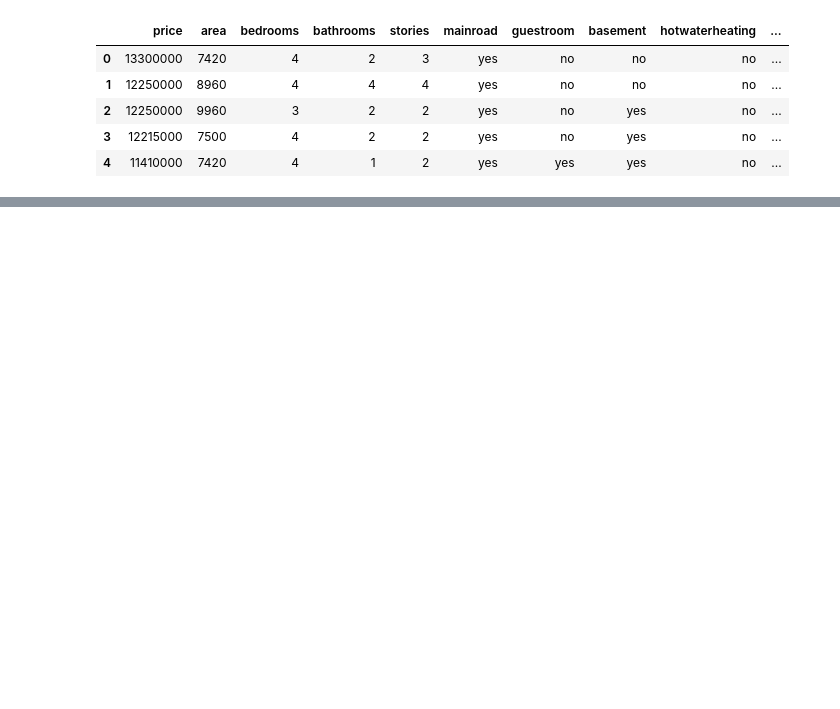
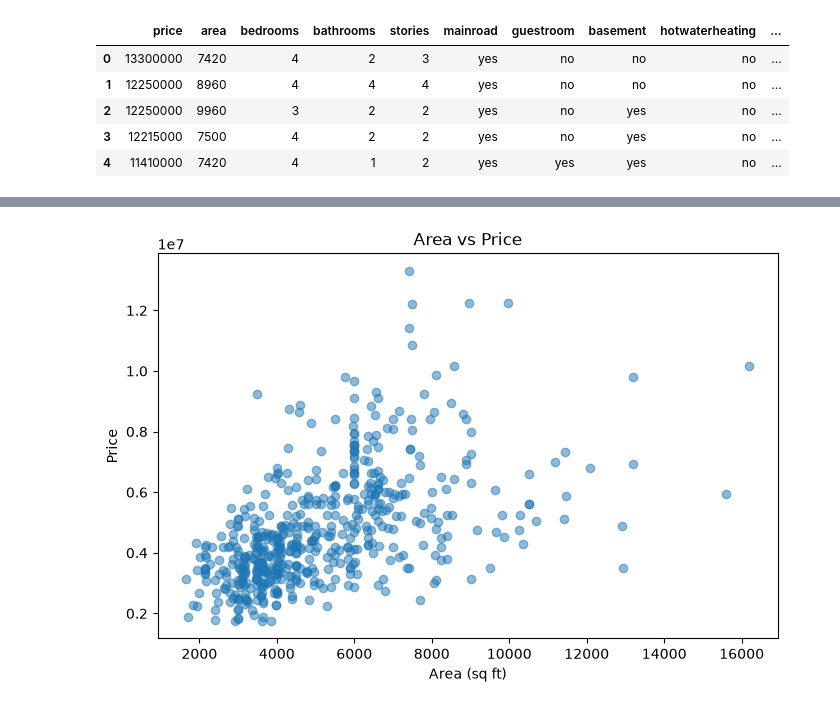
Before and after one commit to Ahsan-Umair/Housing-Price-Predictor, a Jupyter notebook: House-Price-Predictor.ipynb, the cells around one changed output, grey strips where cells are left out. Drawn from its saved outputs; the diff is of its cells as text; code cells hidden in the pictures; blank space fills up the shorter version.

```diff
--- a/House-Price-Predictor.ipynb
+++ b/House-Price-Predictor.ipynb
@@ -14,0 +90,9 @@ df.head()
+# %%
+plt.figure(figsize=(8,5))
+plt.scatter(df['area'], df['price'], alpha=0.5)
+plt.title('Area vs Price')
+plt.xlabel('Area (sq ft)')
+plt.ylabel('Price')
+plt.show()
+# %% [output]
+[figure, added]
```
Also changed, not shown: parts of 36 cells of this notebook, 2 other files.
